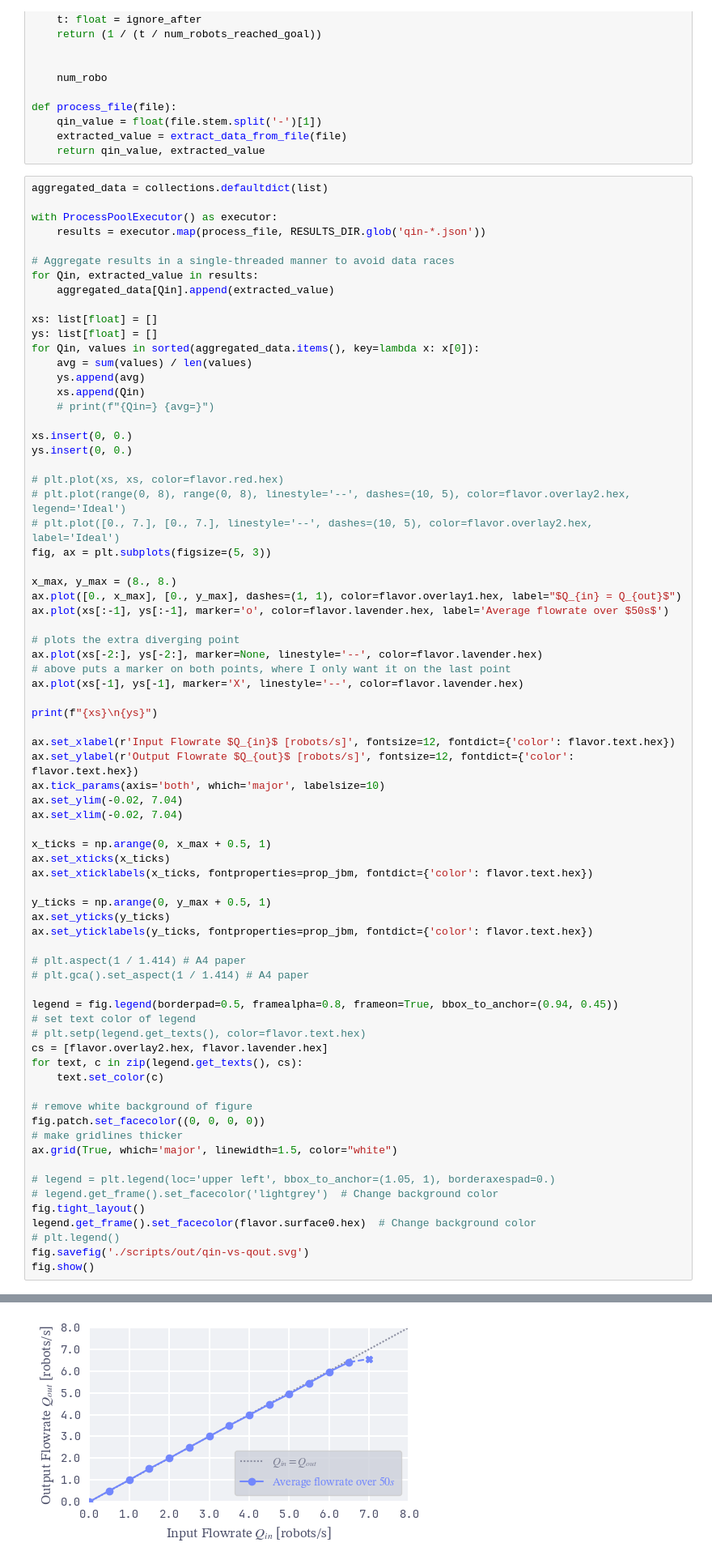
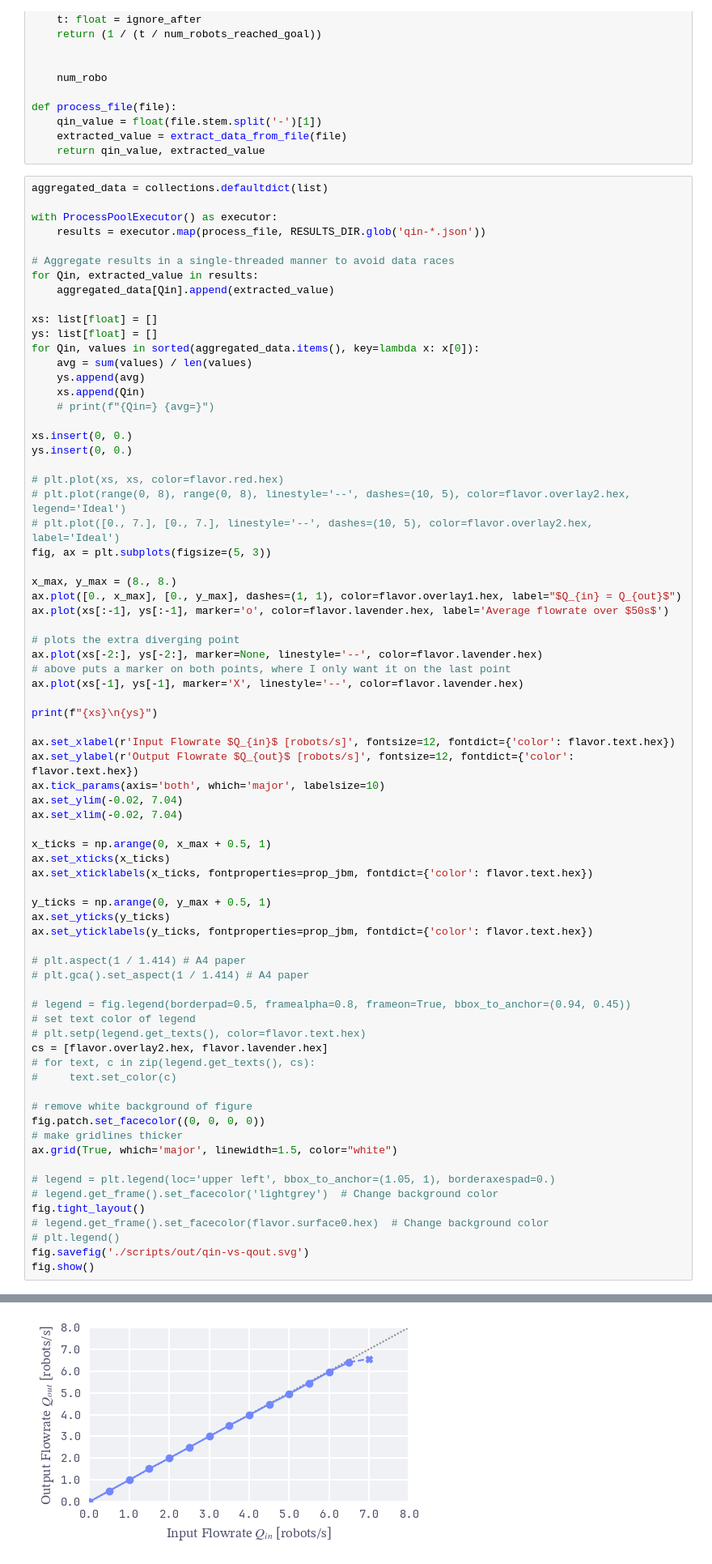
Before and after one commit to AU-Master-Thesis/magics, a Jupyter notebook: scripts/analyse-junction-scenario.ipynb, the cells around one changed output, grey strips where cells are left out. Shown at 81% size. Saved outputs shown, nothing was run; the diff lists cells and outputs as text.

```diff
--- a/scripts/analyse-junction-scenario.ipynb
+++ b/scripts/analyse-junction-scenario.ipynb
@@ -180,35 +180,35 @@ x_ticks = np.arange(0, x_max + 0.5, 1)
 ax.set_xticks(x_ticks)
 ax.set_xticklabels(x_ticks, fontproperties=prop_jbm, fontdict={'color': flavor.text.hex})
 
 y_ticks = np.arange(0, y_max + 0.5, 1)
 ax.set_yticks(y_ticks)
 ax.set_yticklabels(y_ticks, fontproperties=prop_jbm, fontdict={'color': flavor.text.hex})
 
 # plt.aspect(1 / 1.414) # A4 paper
 # plt.gca().set_aspect(1 / 1.414) # A4 paper
 
-legend = fig.legend(borderpad=0.5, framealpha=0.8, frameon=True, bbox_to_anchor=(0.94, 0.45))
+# legend = fig.legend(borderpad=0.5, framealpha=0.8, frameon=True, bbox_to_anchor=(0.94, 0.45))
 # set text color of legend
 # plt.setp(legend.get_texts(), color=flavor.text.hex)
 cs = [flavor.overlay2.hex, flavor.lavender.hex]
-for text, c in zip(legend.get_texts(), cs):
-    text.set_color(c)
+# for text, c in zip(legend.get_texts(), cs):
+#     text.set_color(c)
 
 # remove white background of figure
 fig.patch.set_facecolor((0, 0, 0, 0))
 # make gridlines thicker
 ax.grid(True, which='major', linewidth=1.5, color="white")
 
 # legend = plt.legend(loc='upper left', bbox_to_anchor=(1.05, 1), borderaxespad=0.)
 # legend.get_frame().set_facecolor('lightgrey')  # Change background color
 fig.tight_layout()
-legend.get_frame().set_facecolor(flavor.surface0.hex)  # Change background color
+# legend.get_frame().set_facecolor(flavor.surface0.hex)  # Change background color
 # plt.legend()
 fig.savefig('./scripts/out/qin-vs-qout.svg')
 fig.show()
 # %% [output]
 [0.0, 0.5, 1.0, 1.5, 2.0, 2.5, 3.0, 3.5, 4.0, 4.5, 5.0, 5.5, 6.0, 6.5, 7.0]
 [0.0, 0.508, 1.0, 1.5199999999999998, 2.0, 2.5, 3.0, 3.5, 3.9760000000000004, 4.476, 4.948, 5.452, 5.964,
 6.408000000000001, 6.555999999999999]
 [interactive output not drawn]
-[figure, old version]
+[figure, new version]
```
Also changed, not shown: 5 other files.
